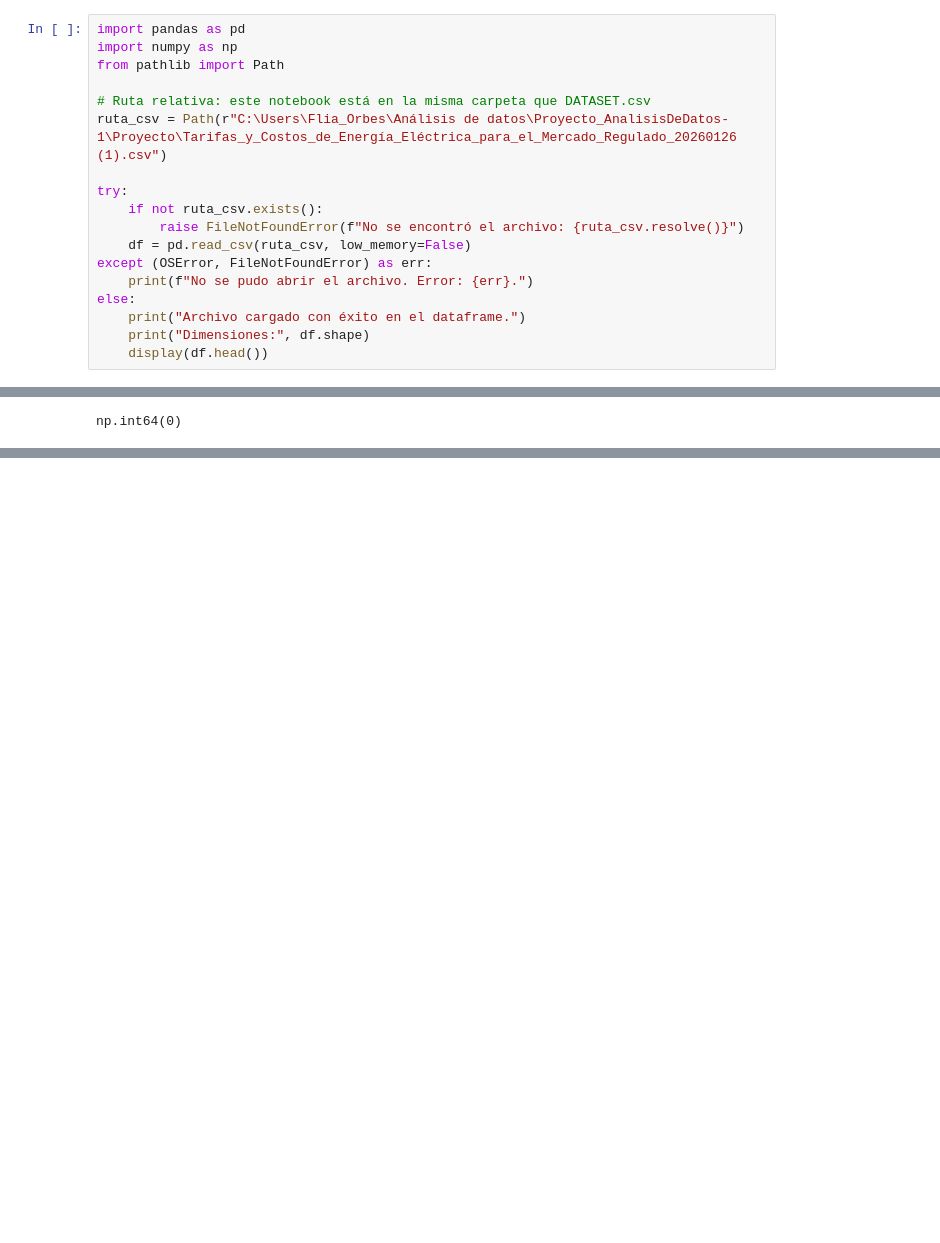
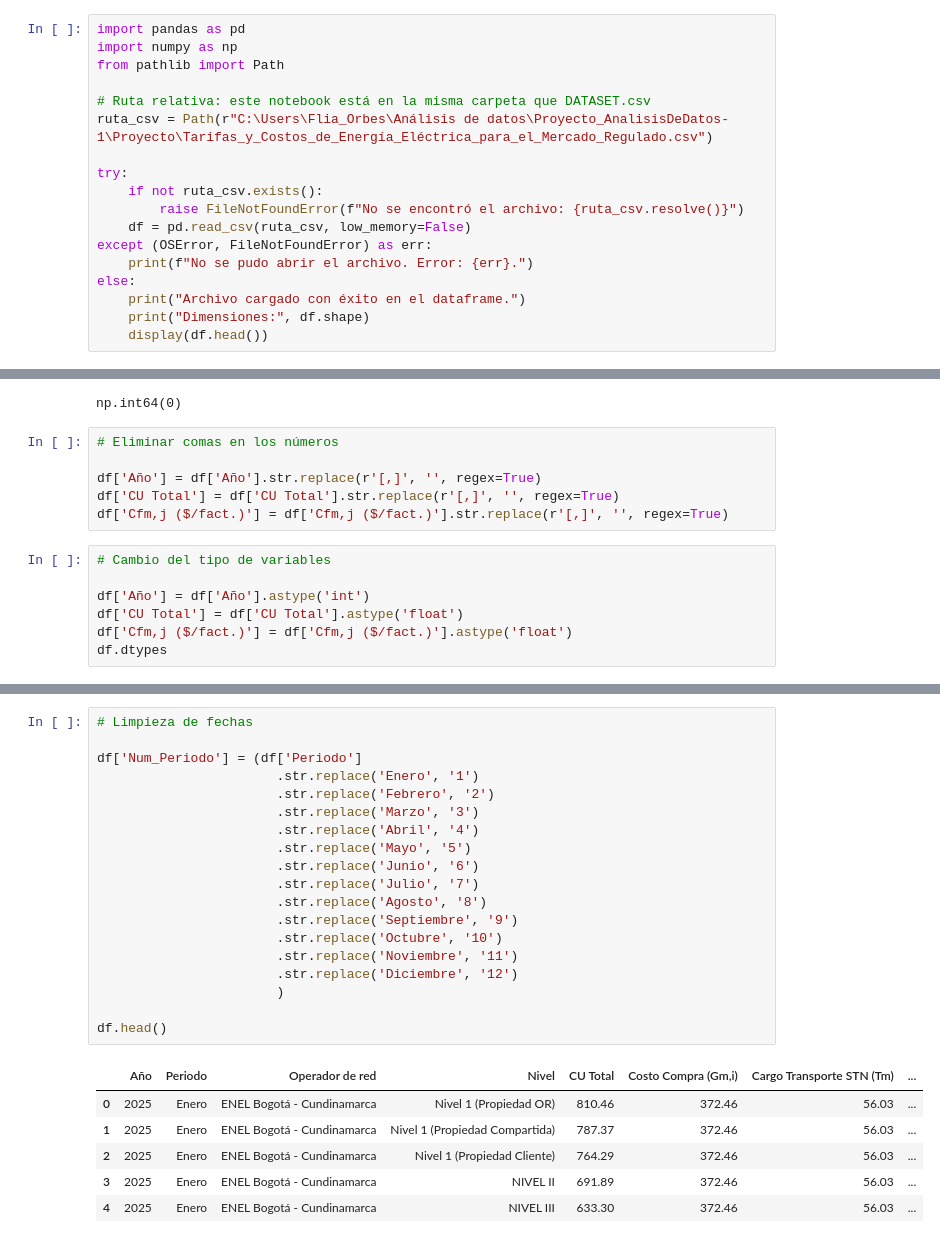
Before and after one commit to estebanvsq/Proyecto_AnalisisDeDatos, a Jupyter notebook: Proyecto/Proyecto_Análisis_Datos.ipynb, the cells around one changed output, grey strips where cells are left out. Cells and saved outputs as stored; diff of their text form; blank space fills up the shorter version.

Commit message:
Formato fecha y .astype

```diff
--- a/Proyecto/Proyecto_Análisis_Datos.ipynb
+++ b/Proyecto/Proyecto_Análisis_Datos.ipynb
@@ -59,7 +59,7 @@ import numpy as np
 from pathlib import Path
 
 # Ruta relativa: este notebook está en la misma carpeta que DATASET.csv
-ruta_csv = Path(r"C:\Users\Flia_Orbes\Análisis de datos\Proyecto_AnalisisDeDatos-1\Proyecto\Tarifas_y_Costos_de_Energía_Eléctrica_para_el_Mercado_Regulado_20260126 (1).csv")
+ruta_csv = Path(r"C:\Users\Flia_Orbes\Análisis de datos\Proyecto_AnalisisDeDatos-1\Proyecto\Tarifas_y_Costos_de_Energía_Eléctrica_para_el_Mercado_Regulado.csv")
 
 try:
     if not ruta_csv.exists():
@@ -199,3 +199,16 @@ dtype: int64
 df.duplicated().sum()
 # %% [output]
 np.int64(0)
+# %%
+# Eliminar comas en los números
+
+df['Año'] = df['Año'].str.replace(r'[,]', '', regex=True)
+df['CU Total'] = df['CU Total'].str.replace(r'[,]', '', regex=True)
+df['Cfm,j ($/fact.)'] = df['Cfm,j ($/fact.)'].str.replace(r'[,]', '', regex=True)
+# %%
+# Cambio del tipo de variables
+
+df['Año'] = df['Año'].astype('int')
+df['CU Total'] = df['CU Total'].astype('float')
+df['Cfm,j ($/fact.)'] = df['Cfm,j ($/fact.)'].astype('float')
+df.dtypes
@@ -201,0 +230,26 @@ np.int64(0)
+# %%
+# Limpieza de fechas
+
+df['Num_Periodo'] = (df['Periodo']
+                       .str.replace('Enero', '1')
+                       .str.replace('Febrero', '2')
+                       .str.replace('Marzo', '3')
+                       .str.replace('Abril', '4')
+                       .str.replace('Mayo', '5')
+                       .str.replace('Junio', '6')
+                       .str.replace('Julio', '7')
+                       .str.replace('Agosto', '8')
+                       .str.replace('Septiembre', '9')
+                       .str.replace('Octubre', '10')
+                       .str.replace('Noviembre', '11')
+                       .str.replace('Diciembre', '12')
+                       )
+
+df.head()
+# %% [output]
+|  | Año | Periodo | Operador de red | Nivel | CU Total | Costo Compra (Gm,i) | Cargo Transporte STN (Tm) | ... |
+| 0 | 2025 | Enero | ENEL Bogotá - Cundinamarca | Nivel 1 (Propiedad OR) | 810.46 | 372.46 | 56.03 | ... |
+| 1 | 2025 | Enero | ENEL Bogotá - Cundinamarca | Nivel 1 (Propiedad Compartida) | 787.37 | 372.46 | 56.03 | ... |
+| 2 | 2025 | Enero | ENEL Bogotá - Cundinamarca | Nivel 1 (Propiedad Cliente) | 764.29 | 372.46 | 56.03 | ... |
+| 3 | 2025 | Enero | ENEL Bogotá - Cundinamarca | NIVEL II | 691.89 | 372.46 | 56.03 | ... |
+| 4 | 2025 | Enero | ENEL Bogotá - Cundinamarca | NIVEL III | 633.30 | 372.46 | 56.03 | ... |
```
Also changed, not shown: parts of 5 cells of this notebook, 1 other file.
